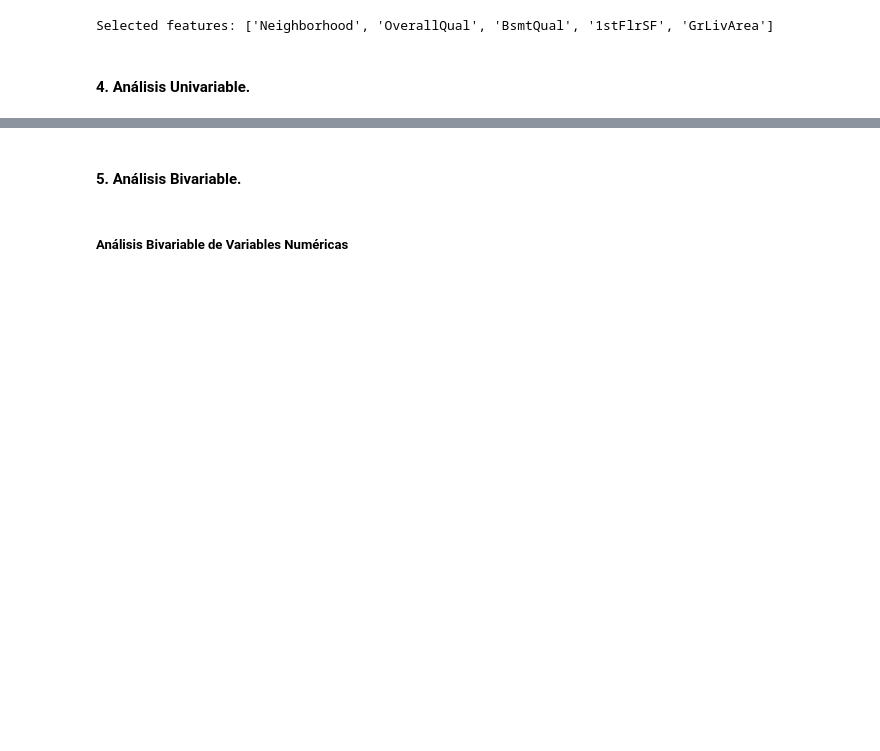
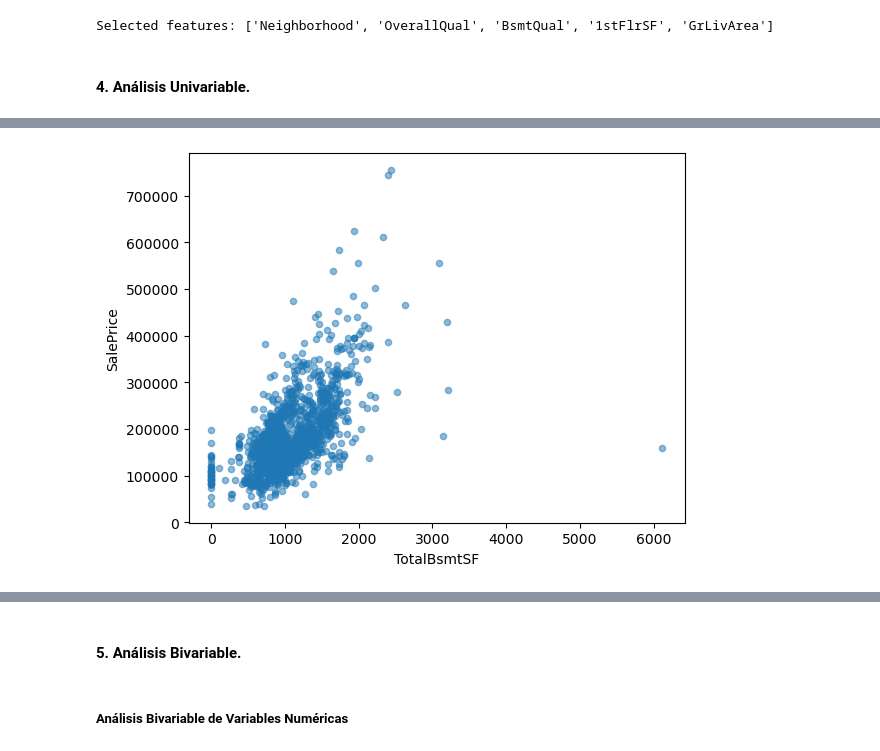
Before and after one commit to Grupo-A-Regression-and-Regularization/proyecto-1-regresion-avanzada, a Jupyter notebook: Proyecto - Regresión avanzada.ipynb, the cells around one changed output, grey strips where cells are left out. Drawn from its saved outputs; the diff is of its cells as text; code cells hidden in the pictures; blank space fills up the shorter version.

```diff
--- a/Proyecto - Regresión avanzada.ipynb
+++ b/Proyecto - Regresión avanzada.ipynb
@@ -533,0 +566,8 @@ Selected features: ['Neighborhood', 'OverallQual', 'BsmtQual', '1stFlrSF', 'GrLi
+# %%
+# Diagrama de dispersión totalbsmtsf/saleprice:
+
+var = 'TotalBsmtSF'
+df2 = pd.concat([data['SalePrice'], data[var]], axis=1)
+df2.plot.scatter(x=var, y='SalePrice', alpha = 0.5);
+# %% [output]
+[figure, added]
```
Also changed, not shown: parts of 7 cells of this notebook.
